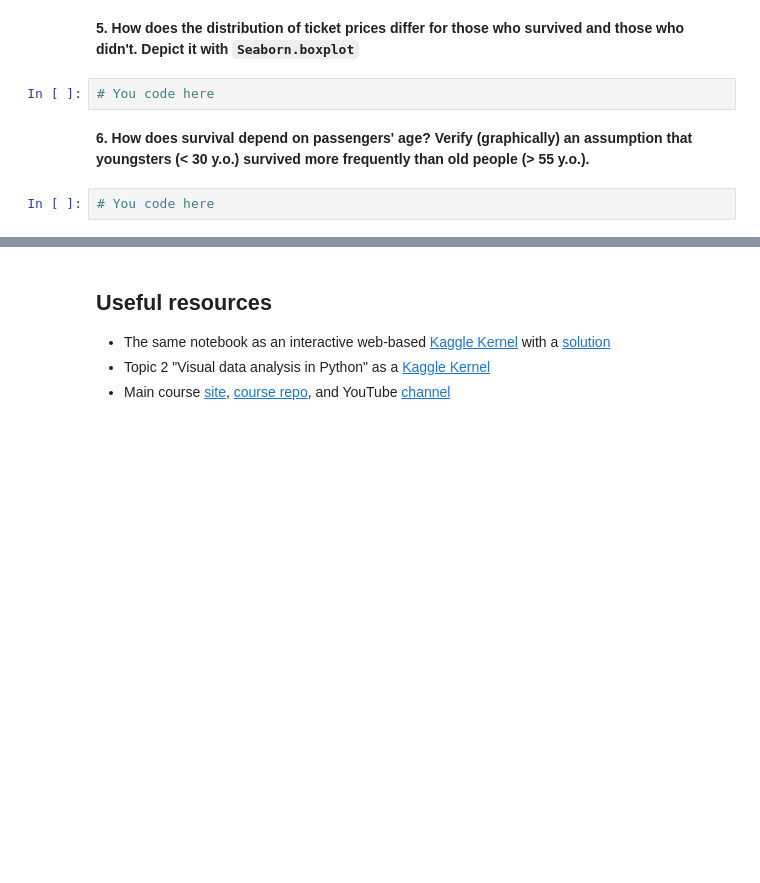
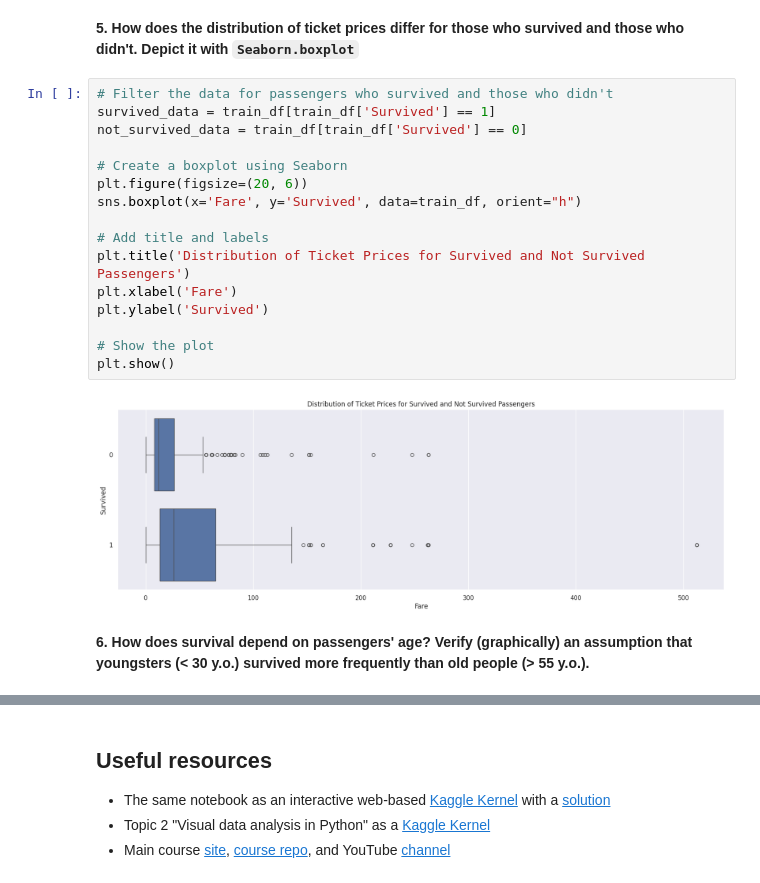
Before and after one commit to dritter321/ml_course, a Jupyter notebook: topic02_visual_data_analysis/topic2_practice_visual_titanic.ipynb, the cells around one changed output, grey strips where cells are left out. Cells and saved outputs as stored; diff of their text form; blank space fills up the shorter version.

```diff
--- a/topic02_visual_data_analysis/topic2_practice_visual_titanic.ipynb
+++ b/topic02_visual_data_analysis/topic2_practice_visual_titanic.ipynb
@@ -108,8 +142,22 @@ plt.show()
 # %% [markdown]
 **5. How does the distribution of ticket prices differ for those who survived and those who didn't. Depict it with `Seaborn.boxplot`**
-# %%
-# You code here
+# %%
+# Filter the data for passengers who survived and those who didn't
+survived_data = train_df[train_df['Survived'] == 1]
+not_survived_data = train_df[train_df['Survived'] == 0]
+
+# Create a boxplot using Seaborn
+plt.figure(figsize=(20, 6))
+sns.boxplot(x='Fare', y='Survived', data=train_df, orient="h")
+
+# Add title and labels
+plt.title('Distribution of Ticket Prices for Survived and Not Survived Passengers')
+plt.xlabel('Fare')
+plt.ylabel('Survived')
+
+# Show the plot
+plt.show()
+# %% [output]
+[figure, added]
 # %% [markdown]
 **6. How does survival depend on passengers' age?  Verify (graphically) an assumption that youngsters (< 30 y.o.) survived more frequently than old people (> 55 y.o.).**
-# %%
-# You code here
```
Also changed, not shown: parts of 5 cells of this notebook.
